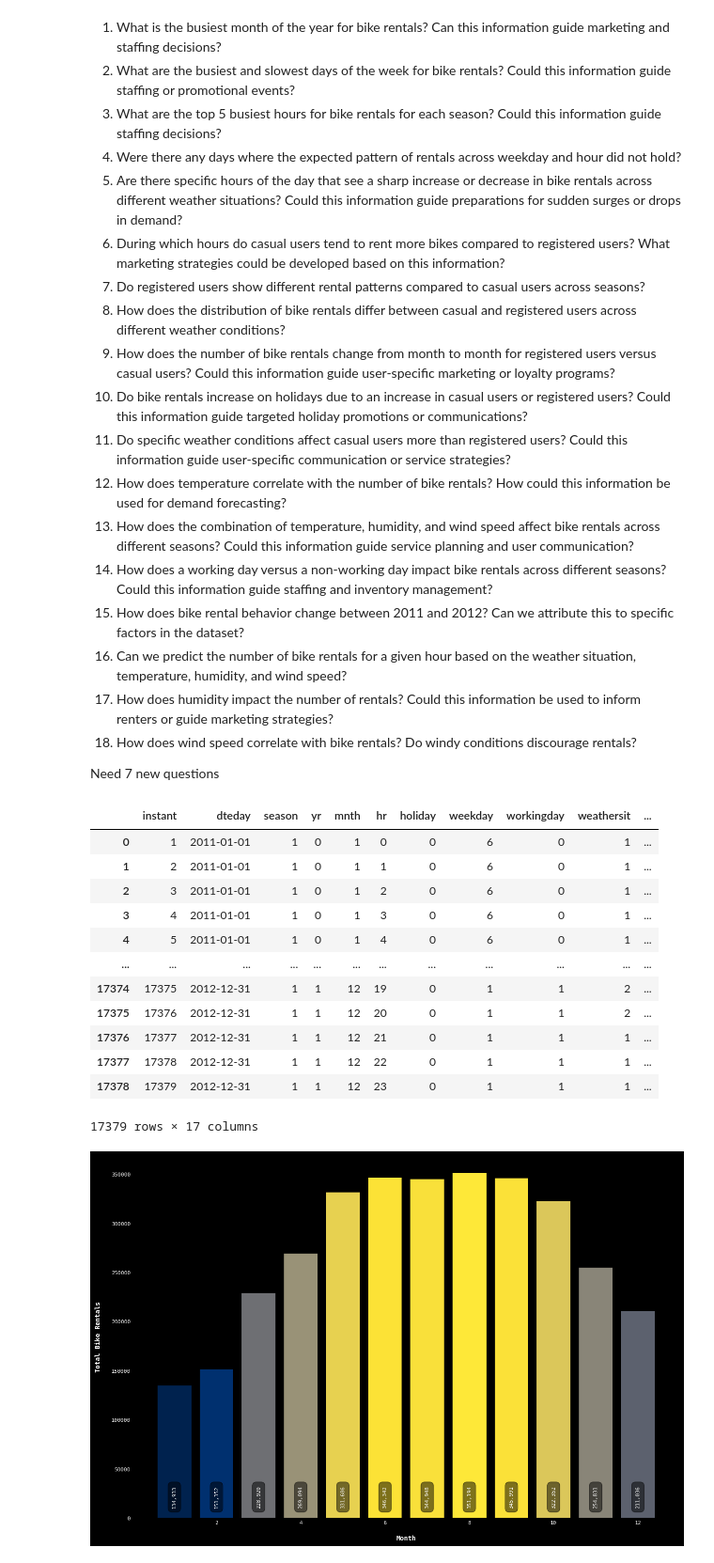
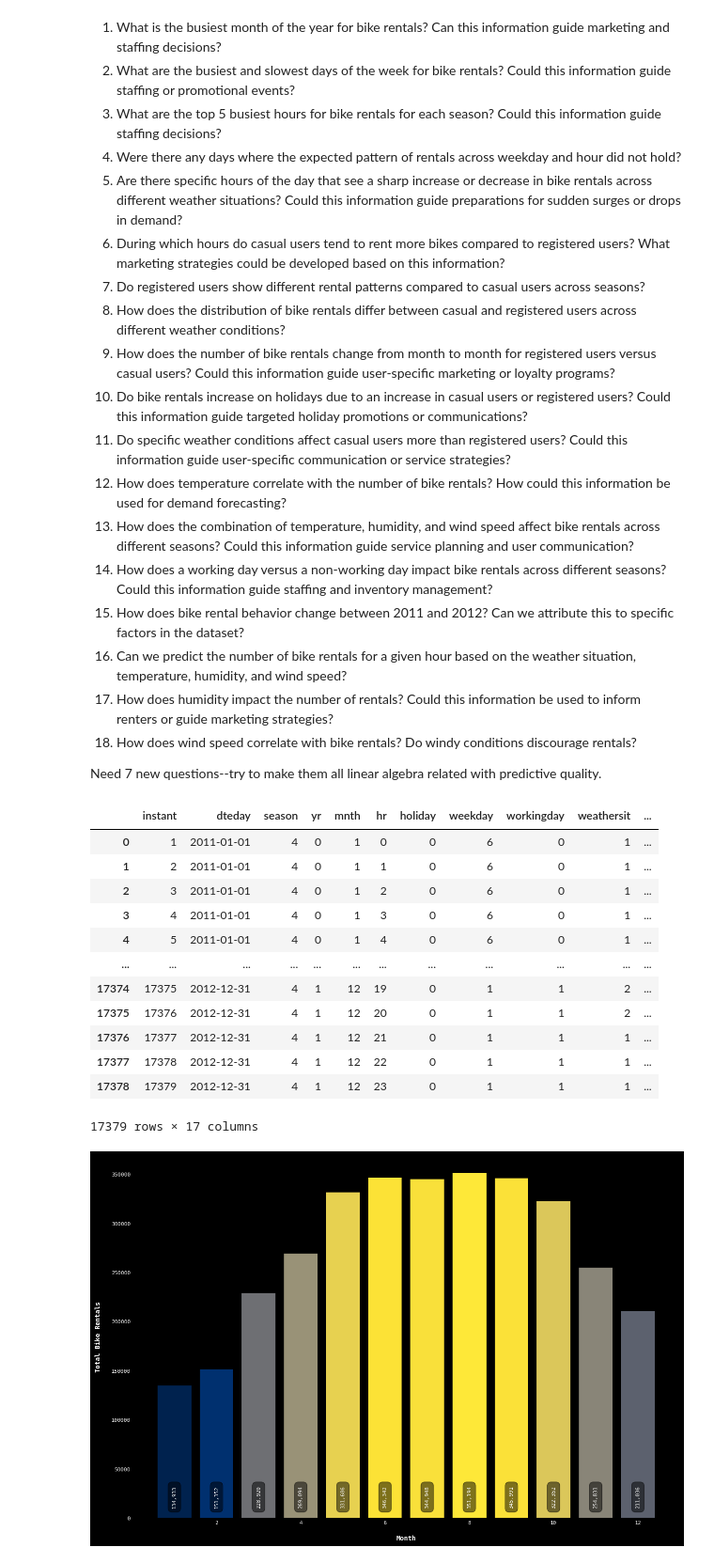
Before and after one commit to jparkington/Project-Cultivate, a Jupyter notebook: Exploration.ipynb, the cells around one changed output. Shown: that part at 94% size. Saved outputs shown, nothing was run; the diff lists cells and outputs as text; code cells hidden in the pictures.

```diff
--- a/Exploration.ipynb
+++ b/Exploration.ipynb
@@ -64,7 +64,7 @@ plt.rcParams.update(plot_params)
 17. How does humidity impact the number of rentals? Could this information be used to inform renters or guide marketing strategies?
 18. How does wind speed correlate with bike rentals? Do windy conditions discourage rentals?
 
-Need 7 new questions
+Need 7 new questions--try to make them all linear algebra related with predictive quality.
 # %%
 def load_bike_sharing_data() -> pd.DataFrame:
     '''
@@ -82,44 +82,72 @@ def load_bike_sharing_data() -> pd.DataFrame:
     - yr          (int)   : Year (0: 2011, 1: 2012)
     - mnth        (int)   : Month (1 to 12)
     - hr          (int)   : Hour (0 to 23)
     - holiday     (int)   : Whether the day is a holiday or not
     - weekday     (int)   : Day of the week
     - workingday  (int)   : 1 if the day is neither a weekend nor holiday, otherwise 0
     - weathersit  (int)   : Weather conditions (1: clear, 2: mist/cloudy, 3: light snow/rain, 4: heavy rain/snow/fog)
     - temp        (float) : Normalized temperature in Celsius (values divided by 41)
     - atemp       (float) : Normalized feeling temperature in Celsius (values divided by 50)
     - hum         (float) : Normalized humidity (values divided by 100)
     - windspeed   (float) : Normalized wind speed (values divided by 67)
     - casual      (int)   : Count of casual users
     - registered  (int)   : Count of registered users
     - cnt         (int)   : Count of total rental bikes including both casual and registered
 
     After loading the dataset, we'll conduct an exploratory data analysis to uncover the underlying patterns
     and relationships in the data. This will include a variety of techniques such as data visualization,
     aggregation, and correlation analysis.
 
+    Note: I learned while carrying out the exercise that the included `season` column is misleading and not
+          useful in the context of the other datetime fields. For example, it considers Jan, Feb, and Mar to be
+          "Spring", which is innacurate, so I've curated a new `season` field with the helper function `get_season()`.
+
     Returns:
         pd.DataFrame: The Bike Sharing dataset as a pandas DataFrame.
     '''
 
+    def get_season(date: pd.Timestamp) -> int:
+        '''
+        Seasons are defined as:
+            Spring: from March 21 to June 20
+            Summer: from June 21 to September 22
+            Autumn: from September 23 to December 20
+            Winter: from December 21 to March 20
+
+        Parameters:
+            date (datetime) : Timestamp object
+
+        Returns:
+            int : season of the date (1: Spring, 2: Summer, 3: Autumn, 4: Winter)
+        '''
+
+        day_of_year = date.timetuple().tm_yday
+
+        if   day_of_year in range(80,  172): return 1  # Spring
+        elif day_of_year in range(172, 265): return 2  # Summer
+        elif day_of_year in range(265, 355): return 3  # Autumn
+        else:                                return 4  # Winter
+
     df = pd.read_csv("./Data/hour.csv")
+    df['season'] = pd.to_datetime(df['dteday']).apply(get_season)
+
     return df
 
 bike_sharing = load_bike_sharing_data()
 bike_sharing
 # %% [output]
 |  | instant | dteday | season | yr | mnth | hr | holiday | weekday | workingday | weathersit | ... |
-| 0 | 1 | 2011-01-01 | 1 | 0 | 1 | 0 | 0 | 6 | 0 | 1 | ... |
-| 1 | 2 | 2011-01-01 | 1 | 0 | 1 | 1 | 0 | 6 | 0 | 1 | ... |
-| 2 | 3 | 2011-01-01 | 1 | 0 | 1 | 2 | 0 | 6 | 0 | 1 | ... |
-| 3 | 4 | 2011-01-01 | 1 | 0 | 1 | 3 | 0 | 6 | 0 | 1 | ... |
-| 4 | 5 | 2011-01-01 | 1 | 0 | 1 | 4 | 0 | 6 | 0 | 1 | ... |
+| 0 | 1 | 2011-01-01 | 4 | 0 | 1 | 0 | 0 | 6 | 0 | 1 | ... |
+| 1 | 2 | 2011-01-01 | 4 | 0 | 1 | 1 | 0 | 6 | 0 | 1 | ... |
+| 2 | 3 | 2011-01-01 | 4 | 0 | 1 | 2 | 0 | 6 | 0 | 1 | ... |
+| 3 | 4 | 2011-01-01 | 4 | 0 | 1 | 3 | 0 | 6 | 0 | 1 | ... |
+| 4 | 5 | 2011-01-01 | 4 | 0 | 1 | 4 | 0 | 6 | 0 | 1 | ... |
 | ... | ... | ... | ... | ... | ... | ... | ... | ... | ... | ... | ... |
-| 17374 | 17375 | 2012-12-31 | 1 | 1 | 12 | 19 | 0 | 1 | 1 | 2 | ... |
-| 17375 | 17376 | 2012-12-31 | 1 | 1 | 12 | 20 | 0 | 1 | 1 | 2 | ... |
-| 17376 | 17377 | 2012-12-31 | 1 | 1 | 12 | 21 | 0 | 1 | 1 | 1 | ... |
-| 17377 | 17378 | 2012-12-31 | 1 | 1 | 12 | 22 | 0 | 1 | 1 | 1 | ... |
-| 17378 | 17379 | 2012-12-31 | 1 | 1 | 12 | 23 | 0 | 1 | 1 | 1 | ... |
+| 17374 | 17375 | 2012-12-31 | 4 | 1 | 12 | 19 | 0 | 1 | 1 | 2 | ... |
+| 17375 | 17376 | 2012-12-31 | 4 | 1 | 12 | 20 | 0 | 1 | 1 | 2 | ... |
+| 17376 | 17377 | 2012-12-31 | 4 | 1 | 12 | 21 | 0 | 1 | 1 | 1 | ... |
+| 17377 | 17378 | 2012-12-31 | 4 | 1 | 12 | 22 | 0 | 1 | 1 | 1 | ... |
+| 17378 | 17379 | 2012-12-31 | 4 | 1 | 12 | 23 | 0 | 1 | 1 | 1 | ... |
 17379 rows × 17 columns
 # %%
 # 1. What is the busiest month of the year for bike rentals?
```
Also changed, not shown: parts of 3 cells of this notebook.
